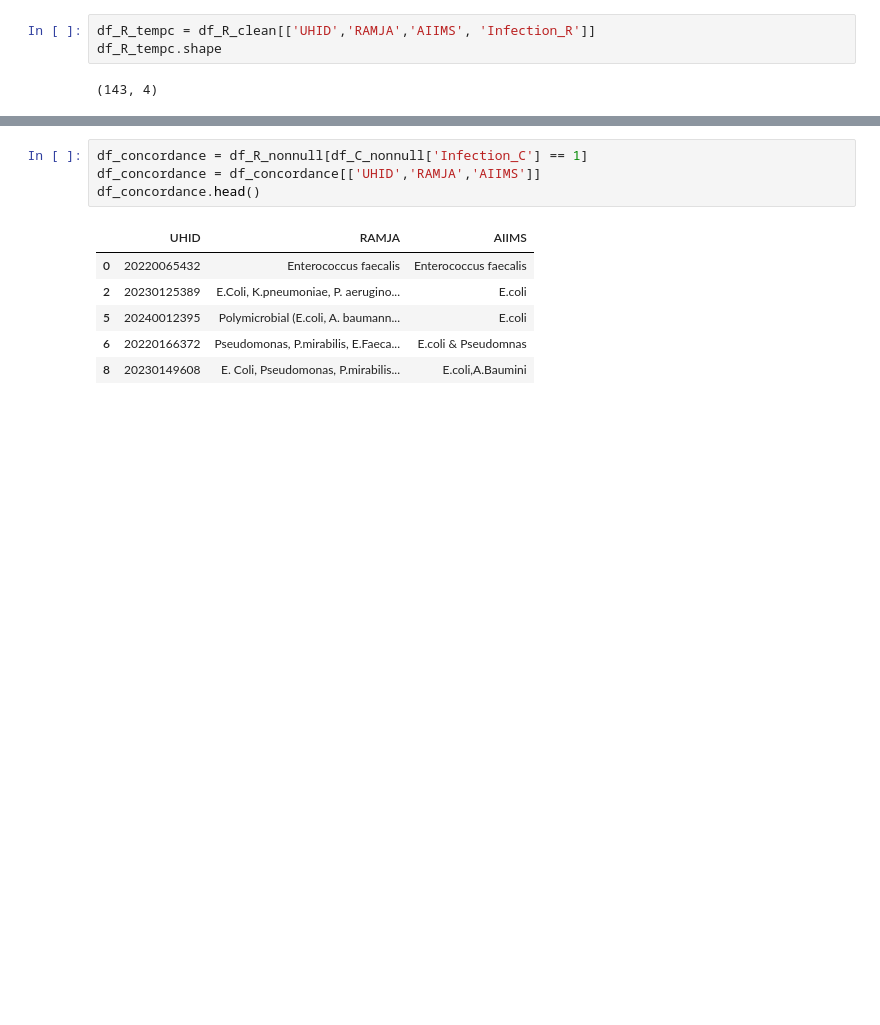
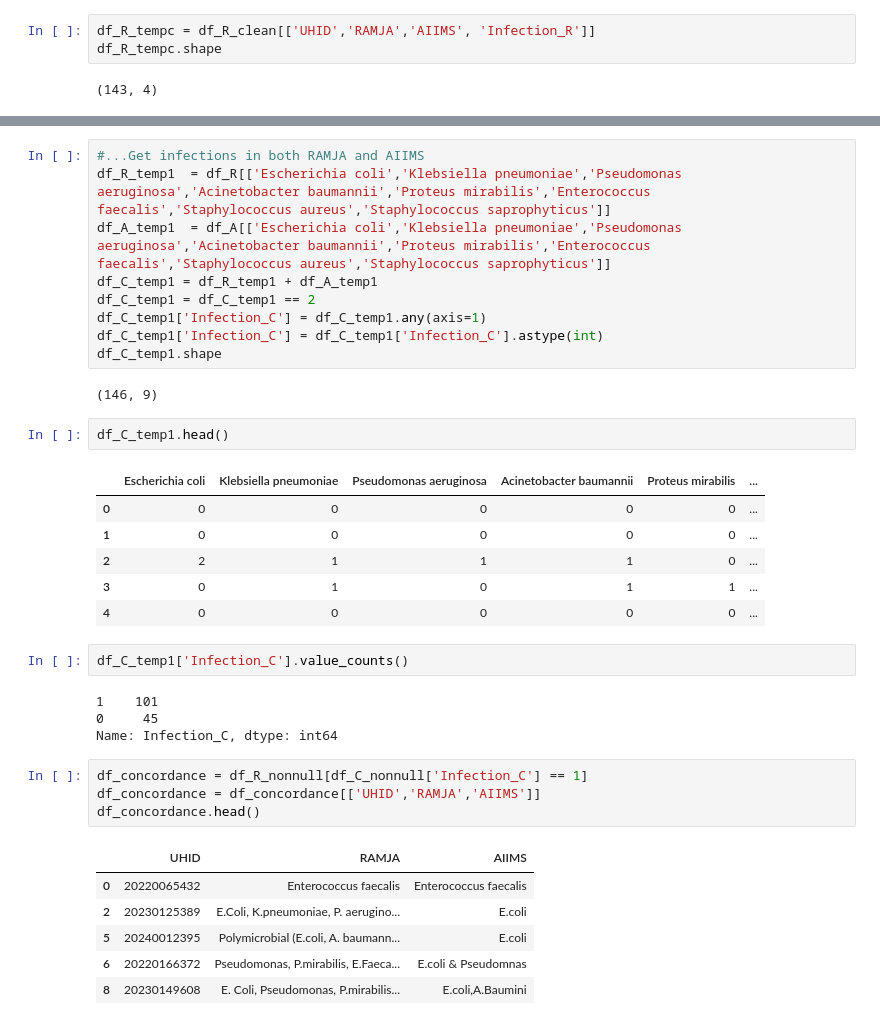
Before and after one commit to neeliit/DiagnosticsPy, a Jupyter notebook: comparision.ipynb, the cells around one changed output, grey strips where cells are left out. Drawn from its saved outputs; the diff is of its cells as text; blank space fills up the shorter version.

```diff
--- a/comparision.ipynb
+++ b/comparision.ipynb
@@ -276,3 +257,29 @@ See the caveats in the documentation: https://pandas.pydata.org/pandas-docs/stab
+# %%
+#...Get infections in both RAMJA and AIIMS
+df_R_temp1  = df_R[['Escherichia coli','Klebsiella pneumoniae','Pseudomonas aeruginosa','Acinetobacter baumannii','Proteus mirabilis','Enterococcus faecalis','Staphylococcus aureus','Staphylococcus saprophyticus']]
+df_A_temp1  = df_A[['Escherichia coli','Klebsiella pneumoniae','Pseudomonas aeruginosa','Acinetobacter baumannii','Proteus mirabilis','Enterococcus faecalis','Staphylococcus aureus','Staphylococcus saprophyticus']]
+df_C_temp1 = df_R_temp1 + df_A_temp1
+df_C_temp1 = df_C_temp1 == 2
+df_C_temp1['Infection_C'] = df_C_temp1.any(axis=1)
+df_C_temp1['Infection_C'] = df_C_temp1['Infection_C'].astype(int)
+df_C_temp1.shape
+# %% [output]
+(146, 9)
+# %%
+df_C_temp1.head()
+# %% [output]
+|  | Escherichia coli | Klebsiella pneumoniae | Pseudomonas aeruginosa | Acinetobacter baumannii | Proteus mirabilis | ... |
+| 0 | 0 | 0 | 0 | 0 | 0 | ... |
+| 1 | 0 | 0 | 0 | 0 | 0 | ... |
+| 2 | 2 | 1 | 1 | 1 | 0 | ... |
+| 3 | 0 | 1 | 0 | 1 | 1 | ... |
+| 4 | 0 | 0 | 0 | 0 | 0 | ... |
+# %%
+df_C_temp1['Infection_C'].value_counts()
+# %% [output]
+1    101
+0     45
+Name: Infection_C, dtype: int64
 # %%
 df_concordance = df_R_nonnull[df_C_nonnull['Infection_C'] == 1]
 df_concordance = df_concordance[['UHID','RAMJA','AIIMS']]
```
Also changed, not shown: parts of 10 cells of this notebook.
